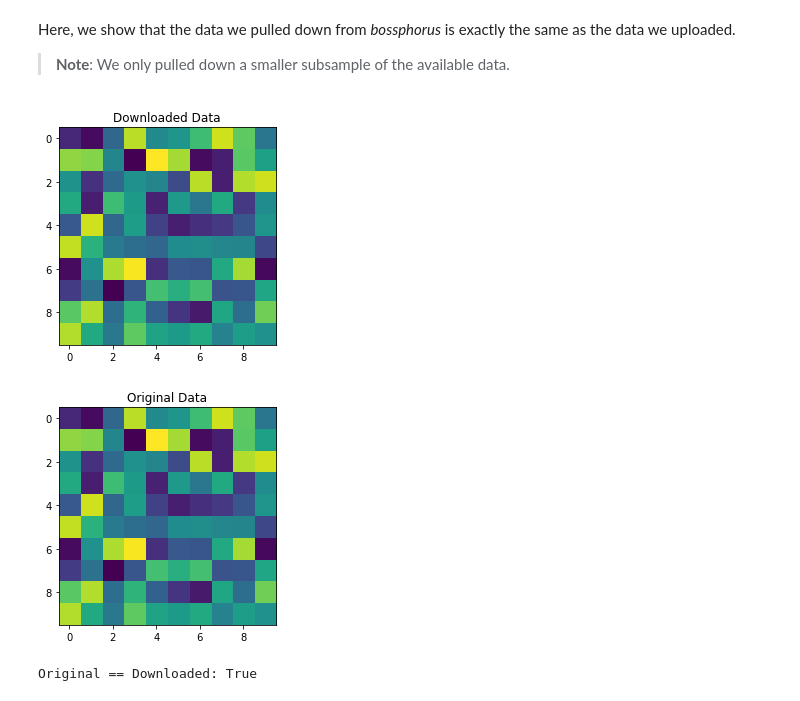
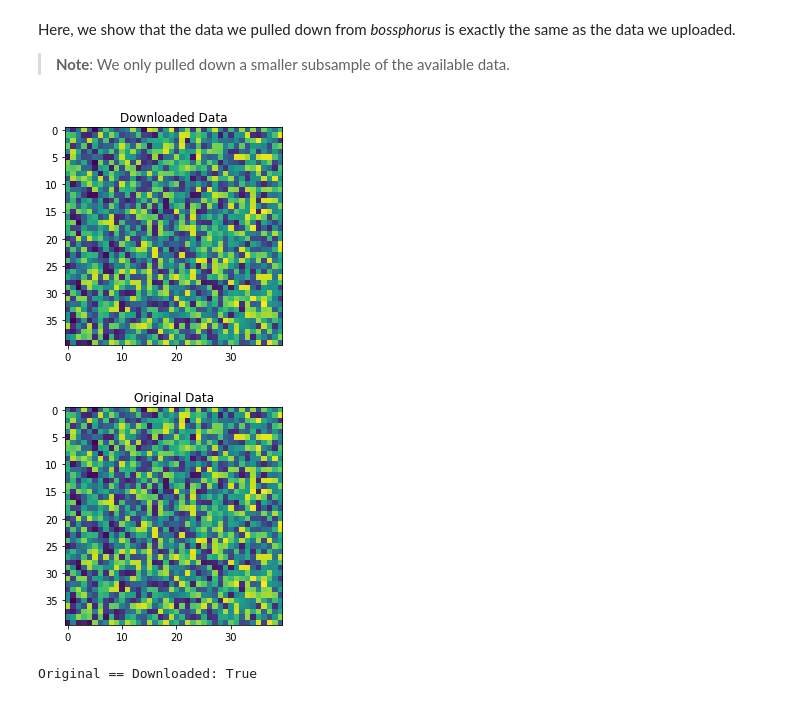
Before and after one commit to aplbrain/bossphorus-python, a Jupyter notebook: notebooks/Using Bossphorus with Intern.ipynb, the cells around one changed output. Cells and saved outputs as stored; diff of their text form; code cells hidden in the pictures.

```diff
--- a/notebooks/Using Bossphorus with Intern.ipynb
+++ b/notebooks/Using Bossphorus with Intern.ipynb
@@ -23,7 +23,7 @@ Depending on where you're running your _bossphorus_ instance, you may need to ch
 # %%
 boss = BossRemote({
     "protocol": "http",
-    "host": "localhost:5000",
+    "host": "localhost:5050",
     "token": "None"
 })
 # %% [markdown]
@@ -69,7 +69,7 @@ new_data = boss.get_cutout(
     boss.get_channel("my_channel", "my_collection", "my_experiment"),
     0,
     [0, 50],
-    [0, 20],
+    [0, 40],
     [0, 10]
 )
 # %% [markdown]
@@ -78,13 +78,13 @@ Here, we show that the data we pulled down from _bossphorus_ is exactly the same
 > **Note**: We only pulled down a smaller subsample of the available data.
 # %%
 plt.title("Downloaded Data")
-plt.imshow(new_data[0][:10,:10])
+plt.imshow(new_data[0][:40,:40])
 plt.show()
 plt.title("Original Data")
-plt.imshow(my_data[0][:10, :10])
+plt.imshow(my_data[0][:40, :40])
 plt.show()
-print("Original == Downloaded: {}".format((new_data == my_data[:10,:20,:50]).all()))
+print("Original == Downloaded: {}".format((new_data == my_data[:10,:40,:50]).all()))
 # %% [output]
-[figure, old version]
+[figure, new version]
-[figure, old version]
+[figure, new version]
 Original == Downloaded: True
```
Also changed, not shown: parts of 1 cell of this notebook, 5 other files.
